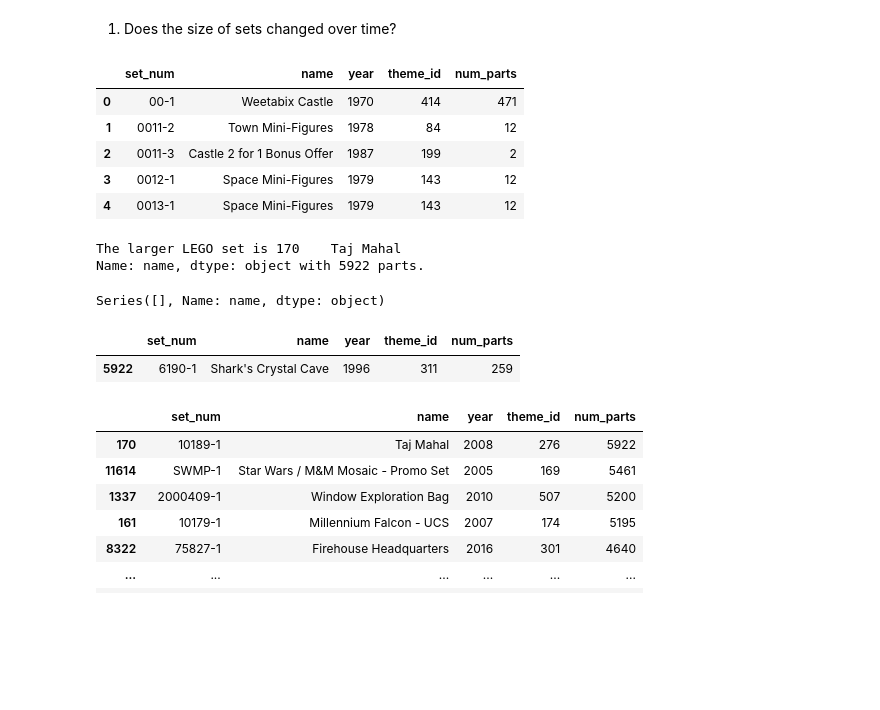
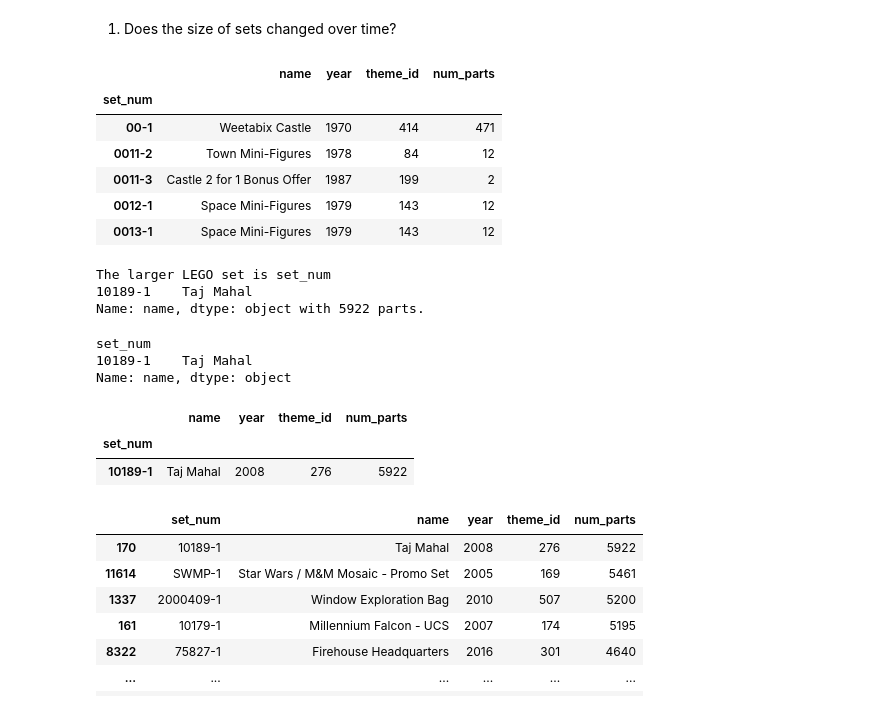
Before and after one commit to t-lambert/LEGO, a Jupyter notebook: 1_LEGO's_colors.ipynb, the cells around one changed output. Drawn from its saved outputs; the diff is of its cells as text; code cells hidden in the pictures; blank space fills up the shorter version.

Commit message:
Kaggle Notebook | Lego - What a wonderful word (of colors) | Version 1

```diff
--- a/1_LEGO's_colors.ipynb
+++ b/1_LEGO's_colors.ipynb
@@ -9,32 +9,39 @@ warnings.filterwarnings('ignore')
 # %% [markdown]
 1. Does the size of sets changed over time?
 # %%
-df_sets = pd.read_csv("/kaggle/input/lego-database/sets.csv")
+df_sets = pd.read_csv("/kaggle/input/lego-database/sets.csv", index_col = 'set_num')
 df_sets.head()
 # %% [output]
-|  | set_num | name | year | theme_id | num_parts |
-| 0 | 00-1 | Weetabix Castle | 1970 | 414 | 471 |
-| 1 | 0011-2 | Town Mini-Figures | 1978 | 84 | 12 |
-| 2 | 0011-3 | Castle 2 for 1 Bonus Offer | 1987 | 199 | 2 |
-| 3 | 0012-1 | Space Mini-Figures | 1979 | 143 | 12 |
-| 4 | 0013-1 | Space Mini-Figures | 1979 | 143 | 12 |
+|  | name | year | theme_id | num_parts |
+| set_num |  |  |  |  |
+| 00-1 | Weetabix Castle | 1970 | 414 | 471 |
+| 0011-2 | Town Mini-Figures | 1978 | 84 | 12 |
+| 0011-3 | Castle 2 for 1 Bonus Offer | 1987 | 199 | 2 |
+| 0012-1 | Space Mini-Figures | 1979 | 143 | 12 |
+| 0013-1 | Space Mini-Figures | 1979 | 143 | 12 |
 # %%
 # df_sets.sort_values(by='num_parts', ascending = False)['name'][0]
 # df_sets.sort_values(by='num_parts', ascending = False)['num_parts'][0]
 print('The larger LEGO set is', df_sets.loc[df_sets['num_parts'] == df_sets['num_parts'].max()]['name'],'with',df_sets['num_parts'].max(), 'parts.')
 # df_sets.loc[df_sets['num_parts'] == df_sets['num_parts'].max()]['name']
 # %% [output]
-The larger LEGO set is 170    Taj Mahal
+The larger LEGO set is set_num
+10189-1    Taj Mahal
 Name: name, dtype: object with 5922 parts.
 # %%
-df_sets.name.loc[df_sets['num_parts'] == df_sets['num_parts'].max()].str.split()[2:]
+df_sets.loc[df_sets['num_parts'] == df_sets['num_parts'].max(), 'name']
 # %% [output]
-Series([], Name: name, dtype: object)
+set_num
+10189-1    Taj Mahal
+Name: name, dtype: object
-# %%
-df_sets.loc[df_sets['name'] == "Shark's Crystal Cave"]
-# %% [output]
-|  | set_num | name | year | theme_id | num_parts |
-| 5922 | 6190-1 | Shark's Crystal Cave | 1996 | 311 | 259 |
+# %%
+larger_set = df_sets.loc[df_sets['num_parts'] == df_sets['num_parts'].max()]
+larger_set
+# print('The larger LEGO set is', larger_set['name'],'with',larger_set['num_parts'], 'parts.')
+# %% [output]
+|  | name | year | theme_id | num_parts |
+| set_num |  |  |  |  |
+| 10189-1 | Taj Mahal | 2008 | 276 | 5922 |
 # %%
 df_sets.sort_values(by='num_parts', ascending = False)
 # %% [output]
```
Also changed, not shown: parts of 3 cells of this notebook.
